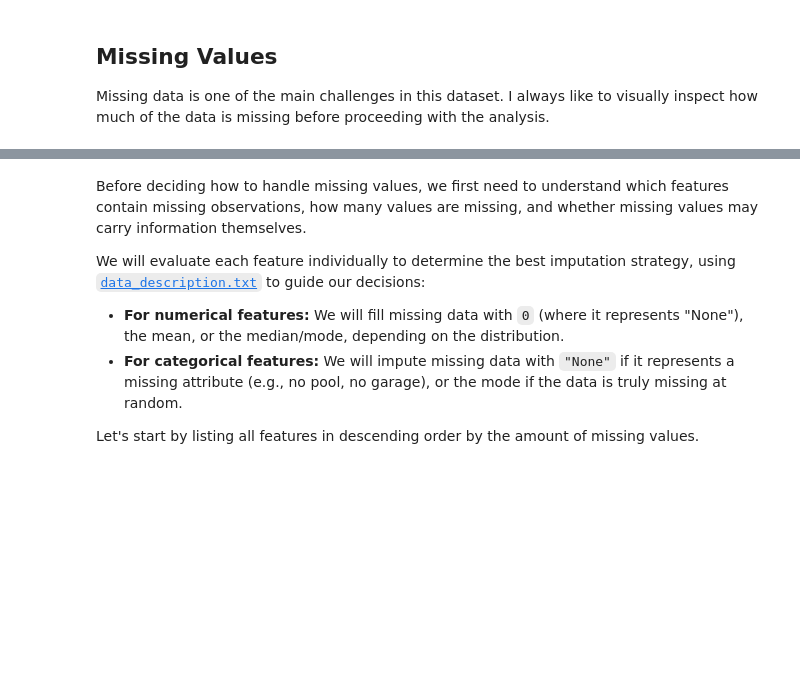
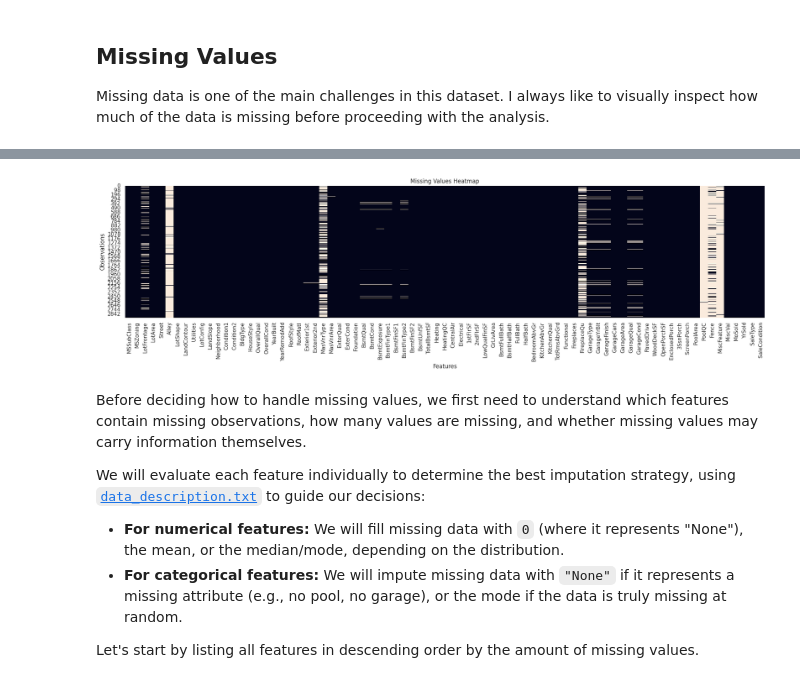
Before and after one commit to ianlopezdiaz/kaggle-house-prices, a Jupyter notebook: 01_EDA.ipynb, the cells around one changed output, grey strips where cells are left out. Saved outputs shown, nothing was run; the diff lists cells and outputs as text; code cells hidden in the pictures; blank space fills up the shorter version.

Commit message:
Better graph for missing data (EDA).

```diff
--- a/01_EDA.ipynb
+++ b/01_EDA.ipynb
@@ -351,3 +346,19 @@ Text(0.5, 1.0, 'Missing values heatmap')
+# %%
+plt.figure(figsize=(20, 6))
+
+sns.heatmap(
+    df_full[features].isnull(),
+    cbar=False
+)
+
+plt.title("Missing Values Heatmap")
+plt.xlabel("Features")
+plt.ylabel("Observations")
+
+plt.tight_layout()
+plt.show()
+# %% [output]
+[figure, added]
 # %% [markdown]
 Before deciding how to handle missing values, we first need to understand which features contain missing observations, how many values are missing, and whether missing values may carry information themselves.
 
```
Also changed, not shown: parts of 1 cell of this notebook, 6 other files.
